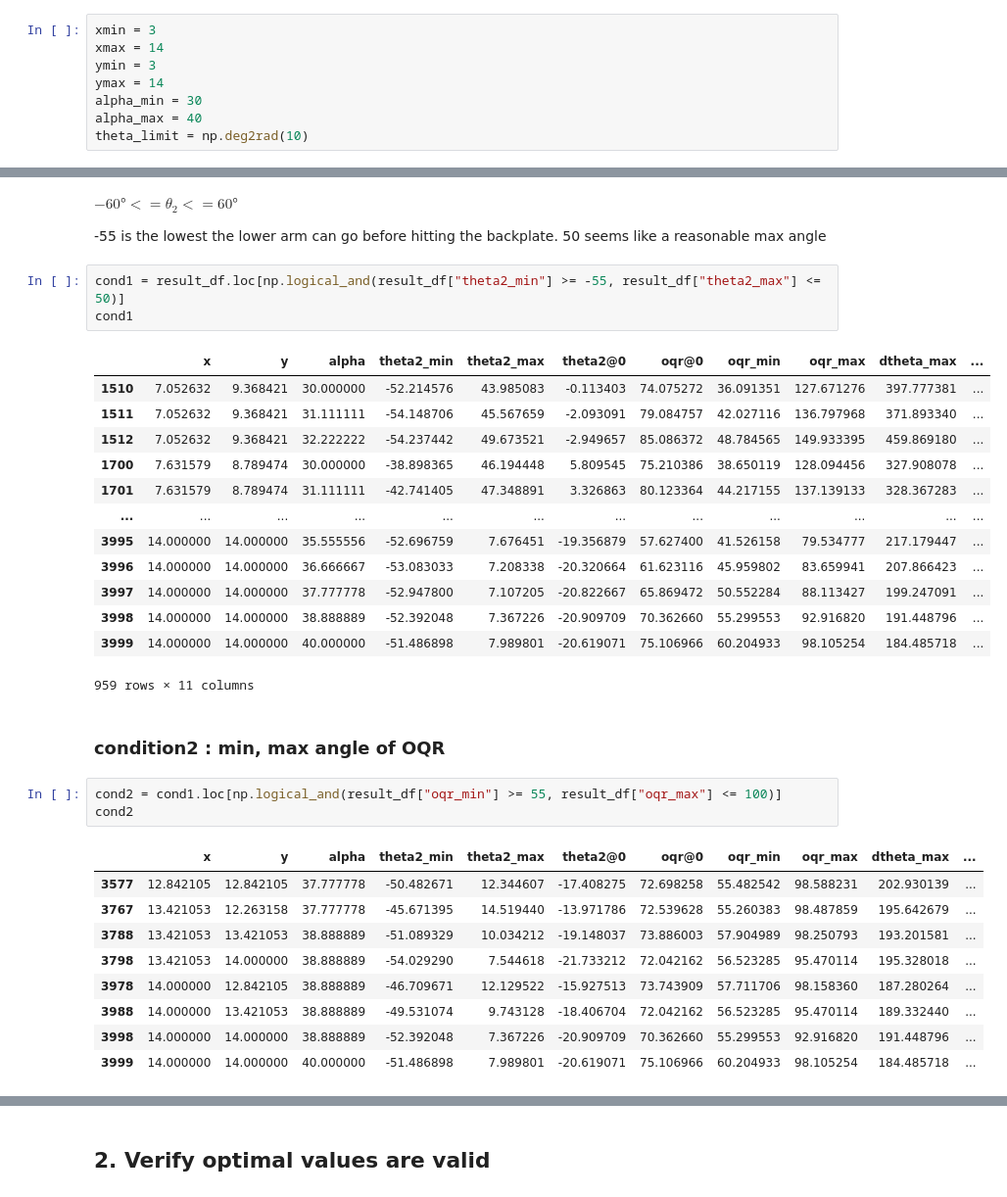
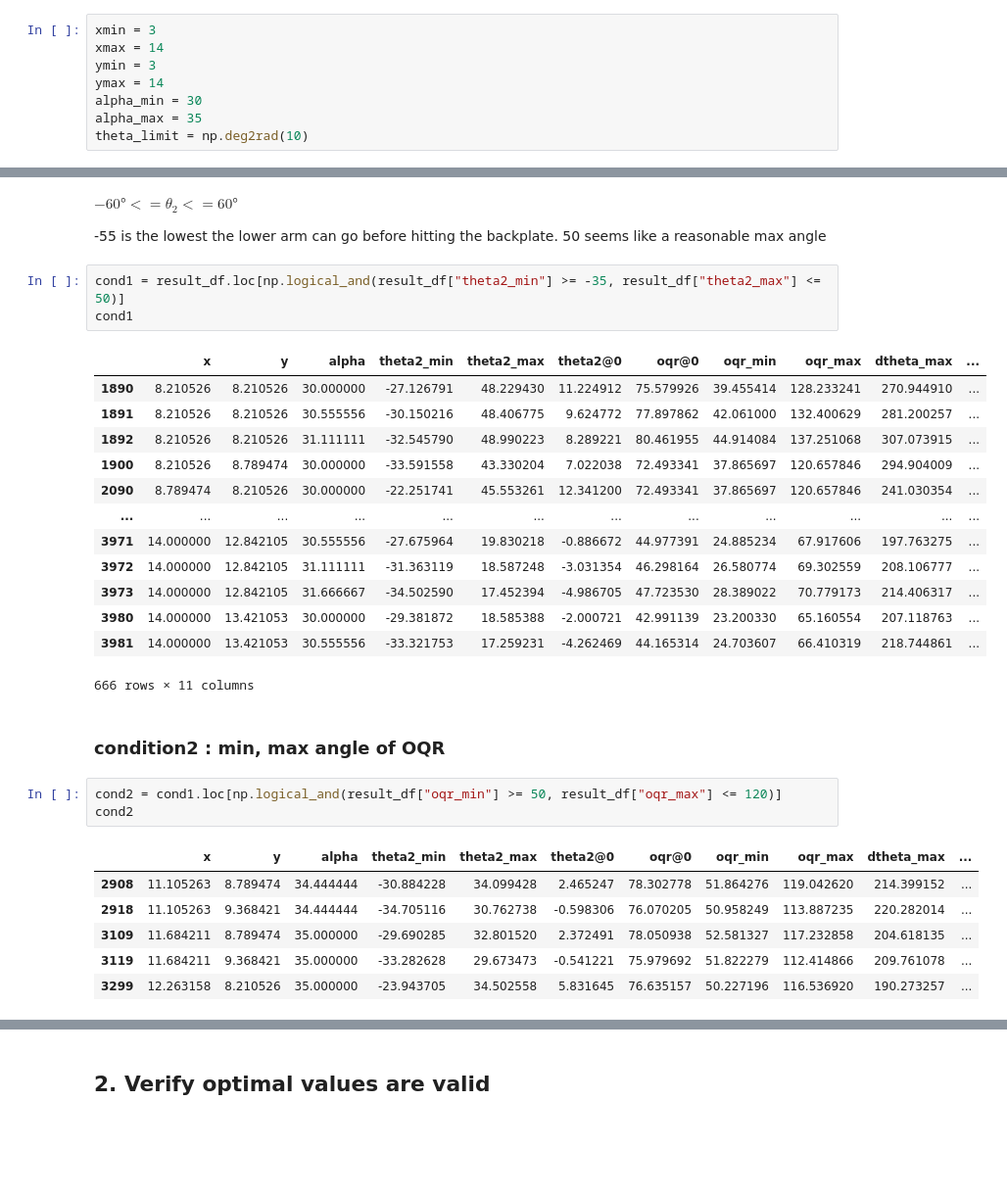
Before and after one commit to Dashadower/SW_IED, a Jupyter notebook: optimal_arm_length.ipynb, the cells around one changed output, grey strips where cells are left out. Shown at 98% size. Drawn from its saved outputs; the diff is of its cells as text; blank space fills up the shorter version.

```diff
--- a/optimal_arm_length.ipynb
+++ b/optimal_arm_length.ipynb
@@ -64,7 +59,7 @@ xmax = 14
 ymin = 3
 ymax = 14
 alpha_min = 30
-alpha_max = 40
+alpha_max = 35
 theta_limit = np.deg2rad(10)
 # %%
 x_grid = list(np.linspace(xmin, xmax, 20))  # too lazy to vectorize the simulation
@@ -183,36 +178,33 @@ $-60° <= \theta_2 <= 60°$
 
 -55 is the lowest the lower arm can go before hitting the backplate. 50 seems like a reasonable max angle
 # %%
-cond1 = result_df.loc[np.logical_and(result_df["theta2_min"] >= -55, result_df["theta2_max"] <= 50)]
+cond1 = result_df.loc[np.logical_and(result_df["theta2_min"] >= -35, result_df["theta2_max"] <= 50)]
 cond1
 # %% [output]
 |  | x | y | alpha | theta2_min | theta2_max | theta2@0 | oqr@0 | oqr_min | oqr_max | dtheta_max | ... |
-| 1510 | 7.052632 | 9.368421 | 30.000000 | -52.214576 | 43.985083 | -0.113403 | 74.075272 | 36.091351 | 127.671276 | 397.777381 | ... |
-| 1511 | 7.052632 | 9.368421 | 31.111111 | -54.148706 | 45.567659 | -2.093091 | 79.084757 | 42.027116 | 136.797968 | 371.893340 | ... |
-| 1512 | 7.052632 | 9.368421 | 32.222222 | -54.237442 | 49.673521 | -2.949657 | 85.086372 | 48.784565 | 149.933395 | 459.869180 | ... |
-| 1700 | 7.631579 | 8.789474 | 30.000000 | -38.898365 | 46.194448 | 5.809545 | 75.210386 | 38.650119 | 128.094456 | 327.908078 | ... |
-| 1701 | 7.631579 | 8.789474 | 31.111111 | -42.741405 | 47.348891 | 3.326863 | 80.123364 | 44.217155 | 137.139133 | 328.367283 | ... |
+| 1890 | 8.210526 | 8.210526 | 30.000000 | -27.126791 | 48.229430 | 11.224912 | 75.579926 | 39.455414 | 128.233241 | 270.944910 | ... |
+| 1891 | 8.210526 | 8.210526 | 30.555556 | -30.150216 | 48.406775 | 9.624772 | 77.897862 | 42.061000 | 132.400629 | 281.200257 | ... |
+| 1892 | 8.210526 | 8.210526 | 31.111111 | -32.545790 | 48.990223 | 8.289221 | 80.461955 | 44.914084 | 137.251068 | 307.073915 | ... |
+| 1900 | 8.210526 | 8.789474 | 30.000000 | -33.591558 | 43.330204 | 7.022038 | 72.493341 | 37.865697 | 120.657846 | 294.904009 | ... |
+| 2090 | 8.789474 | 8.210526 | 30.000000 | -22.251741 | 45.553261 | 12.341200 | 72.493341 | 37.865697 | 120.657846 | 241.030354 | ... |
 | ... | ... | ... | ... | ... | ... | ... | ... | ... | ... | ... | ... |
-| 3995 | 14.000000 | 14.000000 | 35.555556 | -52.696759 | 7.676451 | -19.356879 | 57.627400 | 41.526158 | 79.534777 | 217.179447 | ... |
-| 3996 | 14.000000 | 14.000000 | 36.666667 | -53.083033 | 7.208338 | -20.320664 | 61.623116 | 45.959802 | 83.659941 | 207.866423 | ... |
-| 3997 | 14.000000 | 14.000000 | 37.777778 | -52.947800 | 7.107205 | -20.822667 | 65.869472 | 50.552284 | 88.113427 | 199.247091 | ... |
-| 3998 | 14.000000 | 14.000000 | 38.888889 | -52.392048 | 7.367226 | -20.909709 | 70.362660 | 55.299553 | 92.916820 | 191.448796 | ... |
-| 3999 | 14.000000 | 14.000000 | 40.000000 | -51.486898 | 7.989801 | -20.619071 | 75.106966 | 60.204933 | 98.105254 | 184.485718 | ... |
+| 3971 | 14.000000 | 12.842105 | 30.555556 | -27.675964 | 19.830218 | -0.886672 | 44.977391 | 24.885234 | 67.917606 | 197.763275 | ... |
+| 3972 | 14.000000 | 12.842105 | 31.111111 | -31.363119 | 18.587248 | -3.031354 | 46.298164 | 26.580774 | 69.302559 | 208.106777 | ... |
+| 3973 | 14.000000 | 12.842105 | 31.666667 | -34.502590 | 17.452394 | -4.986705 | 47.723530 | 28.389022 | 70.779173 | 214.406317 | ... |
+| 3980 | 14.000000 | 13.421053 | 30.000000 | -29.381872 | 18.585388 | -2.000721 | 42.991139 | 23.200330 | 65.160554 | 207.118763 | ... |
+| 3981 | 14.000000 | 13.421053 | 30.555556 | -33.321753 | 17.259231 | -4.262469 | 44.165314 | 24.703607 | 66.410319 | 218.744861 | ... |
-959 rows × 11 columns
+666 rows × 11 columns
 # %% [markdown]
 ### condition2 : min, max angle of OQR
 # %%
-cond2 = cond1.loc[np.logical_and(result_df["oqr_min"] >= 55, result_df["oqr_max"] <= 100)]
+cond2 = cond1.loc[np.logical_and(result_df["oqr_min"] >= 50, result_df["oqr_max"] <= 120)]
 cond2
 # %% [output]
 |  | x | y | alpha | theta2_min | theta2_max | theta2@0 | oqr@0 | oqr_min | oqr_max | dtheta_max | ... |
-| 3577 | 12.842105 | 12.842105 | 37.777778 | -50.482671 | 12.344607 | -17.408275 | 72.698258 | 55.482542 | 98.588231 | 202.930139 | ... |
-| 3767 | 13.421053 | 12.263158 | 37.777778 | -45.671395 | 14.519440 | -13.971786 | 72.539628 | 55.260383 | 98.487859 | 195.642679 | ... |
-| 3788 | 13.421053 | 13.421053 | 38.888889 | -51.089329 | 10.034212 | -19.148037 | 73.886003 | 57.904989 | 98.250793 | 193.201581 | ... |
-| 3798 | 13.421053 | 14.000000 | 38.888889 | -54.029290 | 7.544618 | -21.733212 | 72.042162 | 56.523285 | 95.470114 | 195.328018 | ... |
-| 3978 | 14.000000 | 12.842105 | 38.888889 | -46.709671 | 12.129522 | -15.927513 | 73.743909 | 57.711706 | 98.158360 | 187.280264 | ... |
-| 3988 | 14.000000 | 13.421053 | 38.888889 | -49.531074 | 9.743128 | -18.406704 | 72.042162 | 56.523285 | 95.470114 | 189.332440 | ... |
-| 3998 | 14.000000 | 14.000000 | 38.888889 | -52.392048 | 7.367226 | -20.909709 | 70.362660 | 55.299553 | 92.916820 | 191.448796 | ... |
-| 3999 | 14.000000 | 14.000000 | 40.000000 | -51.486898 | 7.989801 | -20.619071 | 75.106966 | 60.204933 | 98.105254 | 184.485718 | ... |
+| 2908 | 11.105263 | 8.789474 | 34.444444 | -30.884228 | 34.099428 | 2.465247 | 78.302778 | 51.864276 | 119.042620 | 214.399152 | ... |
+| 2918 | 11.105263 | 9.368421 | 34.444444 | -34.705116 | 30.762738 | -0.598306 | 76.070205 | 50.958249 | 113.887235 | 220.282014 | ... |
+| 3109 | 11.684211 | 8.789474 | 35.000000 | -29.690285 | 32.801520 | 2.372491 | 78.050938 | 52.581327 | 117.232858 | 204.618135 | ... |
+| 3119 | 11.684211 | 9.368421 | 35.000000 | -33.282628 | 29.673473 | -0.541221 | 75.979692 | 51.822279 | 112.414866 | 209.761078 | ... |
+| 3299 | 12.263158 | 8.210526 | 35.000000 | -23.943705 | 34.502558 | 5.831645 | 76.635157 | 50.227196 | 116.536920 | 190.273257 | ... |
 # %% [markdown]
 ## optimal values:
```
Also changed, not shown: parts of 12 cells of this notebook.
